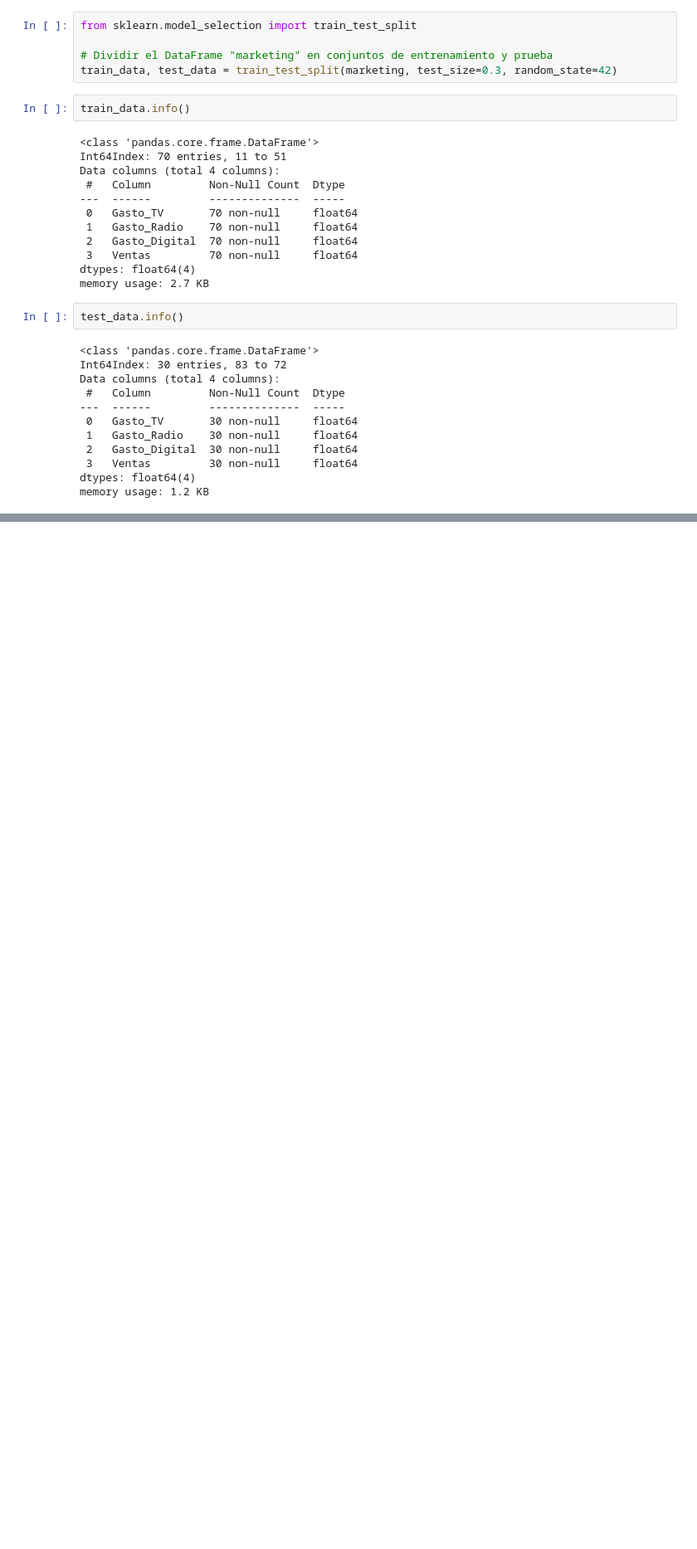
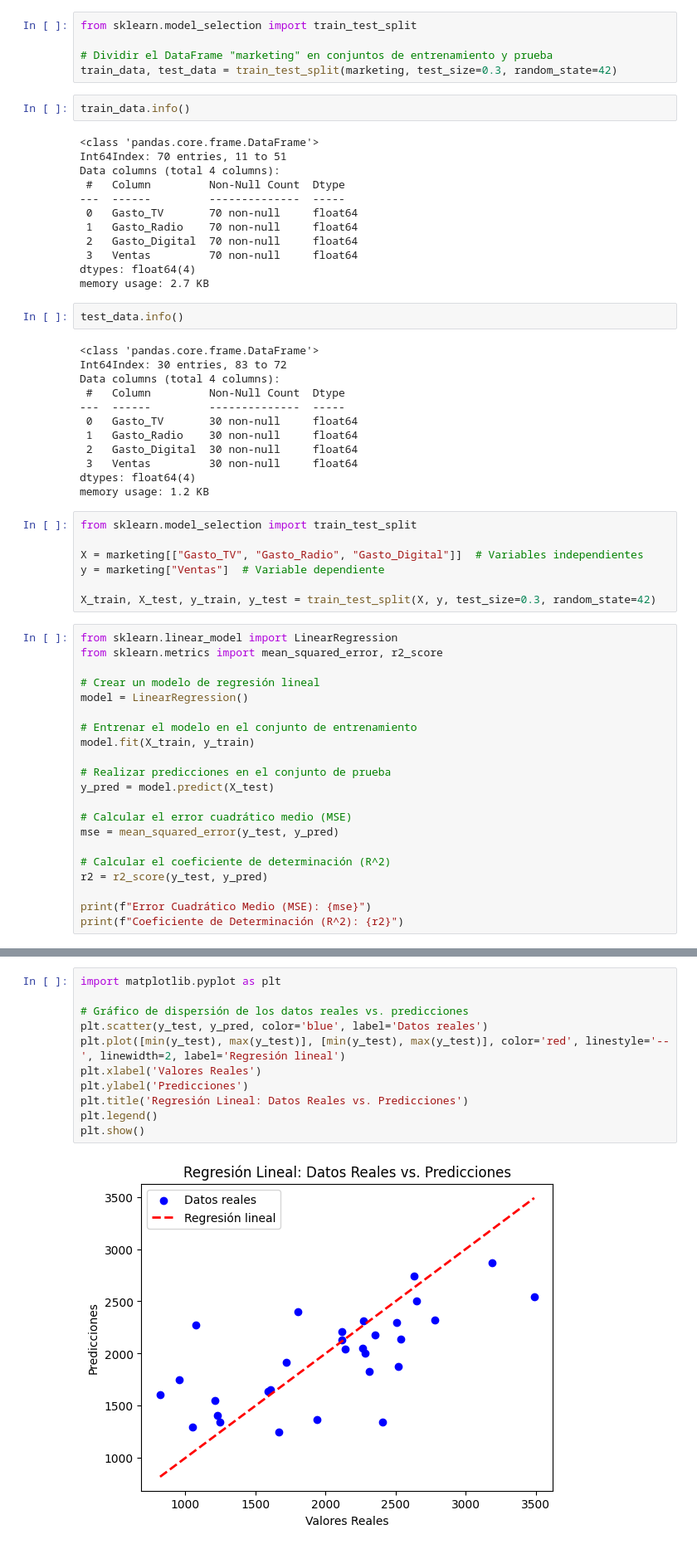
Before and after one commit to fpabi/Tareas, a Jupyter notebook: Tarea_19_Regresión_lineal.ipynb, the cells around one changed output, grey strips where cells are left out. Shown at 83% size. Cells and saved outputs as stored; diff of their text form; blank space fills up the shorter version.

Commit message:
reresion lineal y polinomial con sus graficos

```diff
--- a/Tarea_19_Regresión_lineal.ipynb
+++ b/Tarea_19_Regresión_lineal.ipynb
@@ -133,3 +135,31 @@ Data columns (total 4 columns):
  3   Ventas         30 non-null     float64
 dtypes: float64(4)
 memory usage: 1.2 KB
+# %%
+from sklearn.model_selection import train_test_split
+
+X = marketing[["Gasto_TV", "Gasto_Radio", "Gasto_Digital"]]  # Variables independientes
+y = marketing["Ventas"]  # Variable dependiente
+
+X_train, X_test, y_train, y_test = train_test_split(X, y, test_size=0.3, random_state=42)
+# %%
+from sklearn.linear_model import LinearRegression
+from sklearn.metrics import mean_squared_error, r2_score
+
+# Crear un modelo de regresión lineal
+model = LinearRegression()
+
+# Entrenar el modelo en el conjunto de entrenamiento
+model.fit(X_train, y_train)
+
+# Realizar predicciones en el conjunto de prueba
+y_pred = model.predict(X_test)
+
+# Calcular el error cuadrático medio (MSE)
+mse = mean_squared_error(y_test, y_pred)
+
+# Calcular el coeficiente de determinación (R^2)
+r2 = r2_score(y_test, y_pred)
+
+print(f"Error Cuadrático Medio (MSE): {mse}")
+print(f"Coeficiente de Determinación (R^2): {r2}")
@@ -135,0 +194,13 @@ memory usage: 1.2 KB
+# %%
+import matplotlib.pyplot as plt
+
+# Gráfico de dispersión de los datos reales vs. predicciones
+plt.scatter(y_test, y_pred, color='blue', label='Datos reales')
+plt.plot([min(y_test), max(y_test)], [min(y_test), max(y_test)], color='red', linestyle='--', linewidth=2, label='Regresión lineal')
+plt.xlabel('Valores Reales')
+plt.ylabel('Predicciones')
+plt.title('Regresión Lineal: Datos Reales vs. Predicciones')
+plt.legend()
+plt.show()
+# %% [output]
+[figure, added]
```
Also changed, not shown: parts of 4 cells of this notebook.
